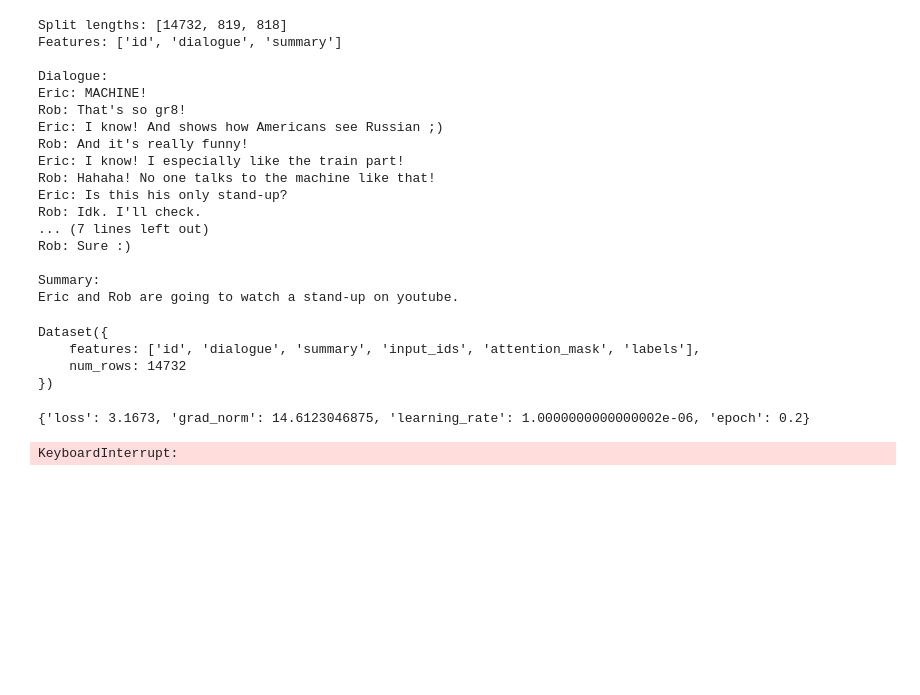
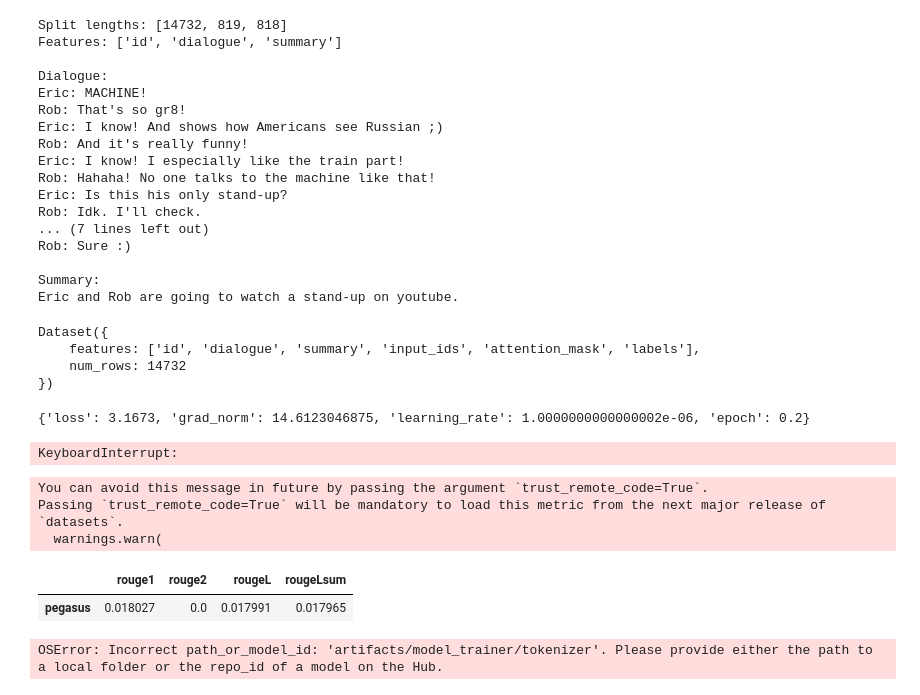
Before and after one commit to SoumyadiptaKar/Text-Summarization, a Jupyter notebook: research/trails.ipynb, the cells around one changed output. Saved outputs shown, nothing was run; the diff lists cells and outputs as text; code cells hidden in the pictures; blank space fills up the shorter version.

Commit message:
Stage 5: Model Evaluation Complete

```diff
--- a/research/trails.ipynb
+++ b/research/trails.ipynb
@@ -56,8 +64,10 @@ Available GPUs: []
 # %%
 
-model_ckpt = "google/pegasus-cnn_dailymail"
+# model_ckpt = "google/pegasus-cnn_dailymail"
+model_ckpt = "artifacts/model_trainer/pegasus-samsum-model"
 
-tokenizer = AutoTokenizer.from_pretrained(model_ckpt)
+# tokenizer = AutoTokenizer.from_pretrained(model_ckpt)
+tokenizer = AutoTokenizer.from_pretrained("artifacts/model_trainer/tokenizer")
 
 model_pegasus = AutoModelForSeq2SeqLM.from_pretrained(model_ckpt).to(device)
 # %% [output]
@@ -164,0 +213,24 @@ KeyboardInterrupt:
+# %%
+rouge_names = ["rouge1", "rouge2", "rougeL", "rougeLsum"]
+rouge_metric = load_metric('rouge')
+# %% [output]
+You can avoid this message in future by passing the argument `trust_remote_code=True`.
+Passing `trust_remote_code=True` will be mandatory to load this metric from the next major release of `datasets`.
+  warnings.warn(
+# %%
+score = calculate_metric_on_test_ds(
+    dataset_samsum['test'][0:10], rouge_metric, trainer.model, tokenizer, batch_size = 2, column_text = 'dialogue', column_summary= 'summary'
+)
+
+rouge_dict = dict((rn, score[rn].mid.fmeasure ) for rn in rouge_names )
+
+pd.DataFrame(rouge_dict, index = [f'pegasus'] )
+# %% [output]
+|  | rouge1 | rouge2 | rougeL | rougeLsum |
+| pegasus | 0.018027 | 0.0 | 0.017991 | 0.017965 |
+# %%
+model_ckpt = "google/pegasus-cnn_dailymail"
+
+tokenizer = AutoTokenizer.from_pretrained("artifacts/model_trainer/tokenizer")
+# %% [output]
+OSError: Incorrect path_or_model_id: 'artifacts/model_trainer/tokenizer'. Please provide either the path to a local folder or the repo_id of a model on the Hub.
```
Also changed, not shown: parts of 7 cells of this notebook, 13 other files.
